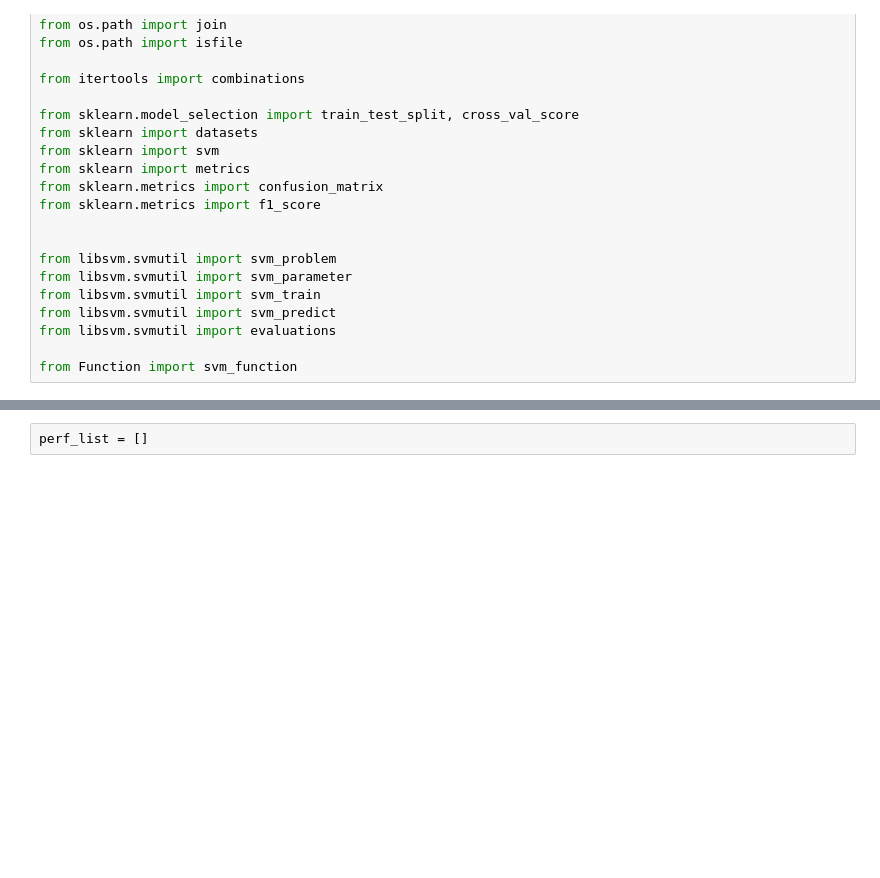
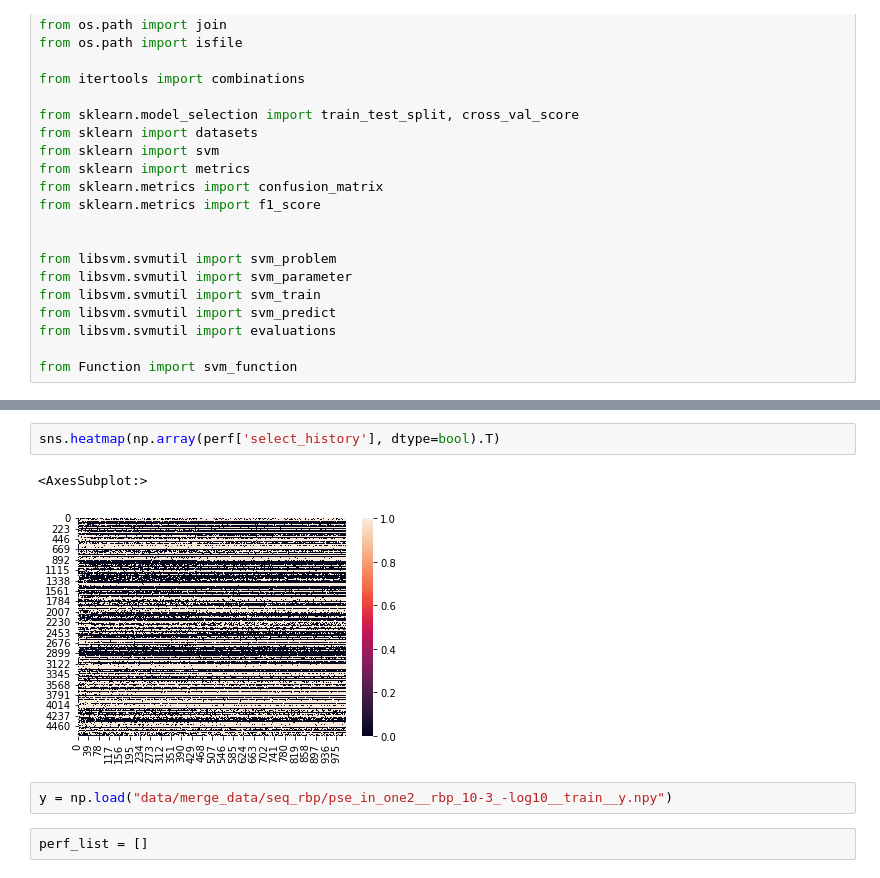
Before and after one commit to JiandeWuu/sixthTool, a Jupyter notebook: pref.ipynb, the cells around one changed output, grey strips where cells are left out. Drawn from its saved outputs; the diff is of its cells as text; blank space fills up the shorter version.

```diff
--- a/pref.ipynb
+++ b/pref.ipynb
@@ -41,2 +70,9 @@ from Function import svm_function
+# %%
+sns.heatmap(np.array(perf['select_history'], dtype=bool).T)
+# %% [output]
+<AxesSubplot:>
+[figure, added]
+# %%
+y = np.load("data/merge_data/seq_rbp/pse_in_one2__rbp_10-3_-log10__train__y.npy")
 # %%
 perf_list = []
```
Also changed, not shown: parts of 8 cells of this notebook, 7 other files.
